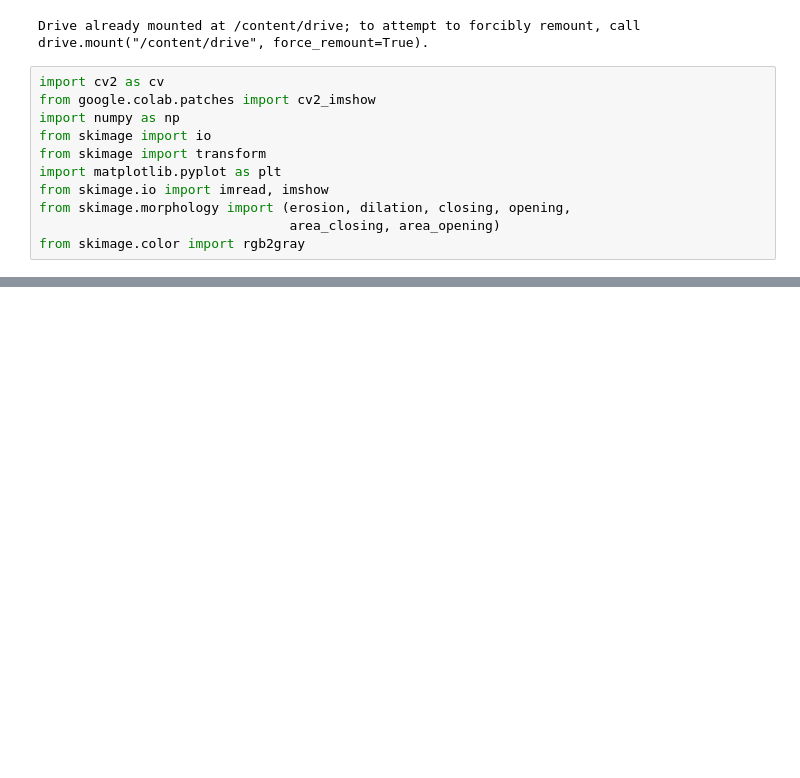
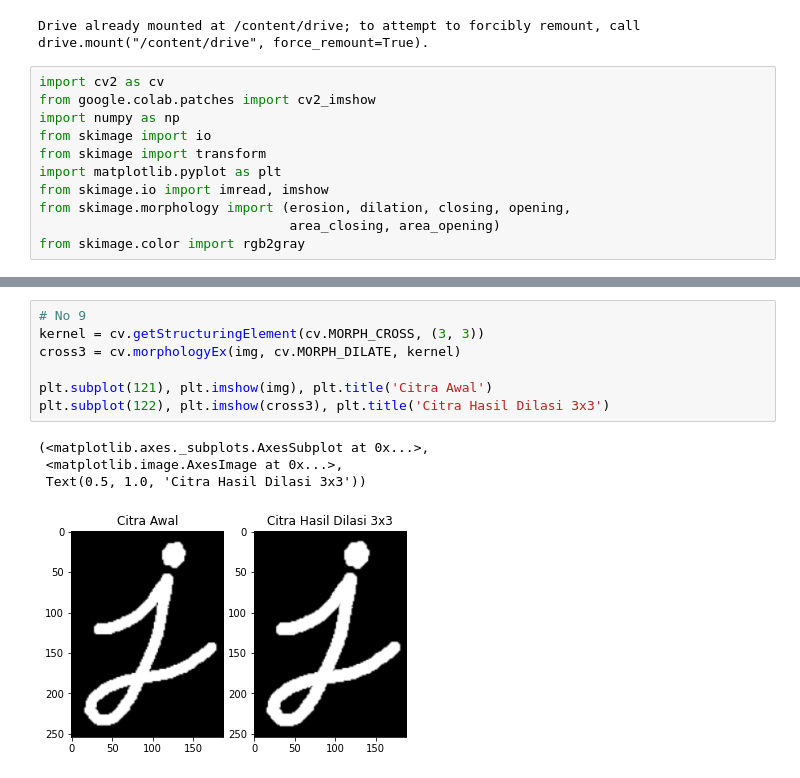
Before and after one commit to DimasNDP/PCVK_Genap_2021, a Jupyter notebook: Week9.ipynb, the cells around one changed output, grey strips where cells are left out. Drawn from its saved outputs; the diff is of its cells as text; blank space fills up the shorter version.

```diff
--- a/Week9.ipynb
+++ b/Week9.ipynb
@@ -19,0 +34,12 @@ from skimage.color import rgb2gray
+# %%
+# No 9
+kernel = cv.getStructuringElement(cv.MORPH_CROSS, (3, 3))
+cross3 = cv.morphologyEx(img, cv.MORPH_DILATE, kernel)
+
+plt.subplot(121), plt.imshow(img), plt.title('Citra Awal')
+plt.subplot(122), plt.imshow(cross3), plt.title('Citra Hasil Dilasi 3x3')
+# %% [output]
+(<matplotlib.axes._subplots.AxesSubplot at 0x...>,
+ <matplotlib.image.AxesImage at 0x...>,
+ Text(0.5, 1.0, 'Citra Hasil Dilasi 3x3'))
+[figure, added]
```
Also changed, not shown: parts of 4 cells of this notebook.
